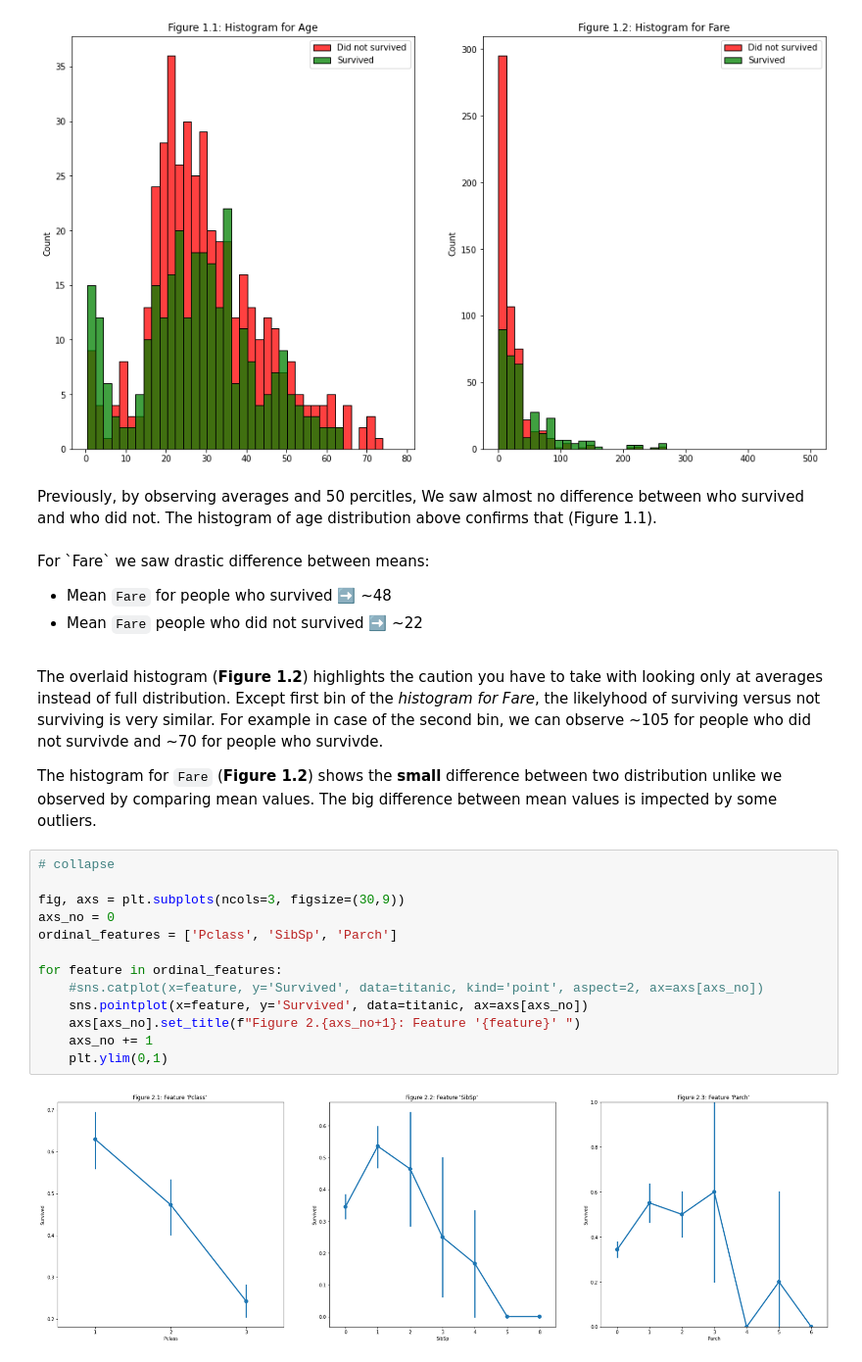
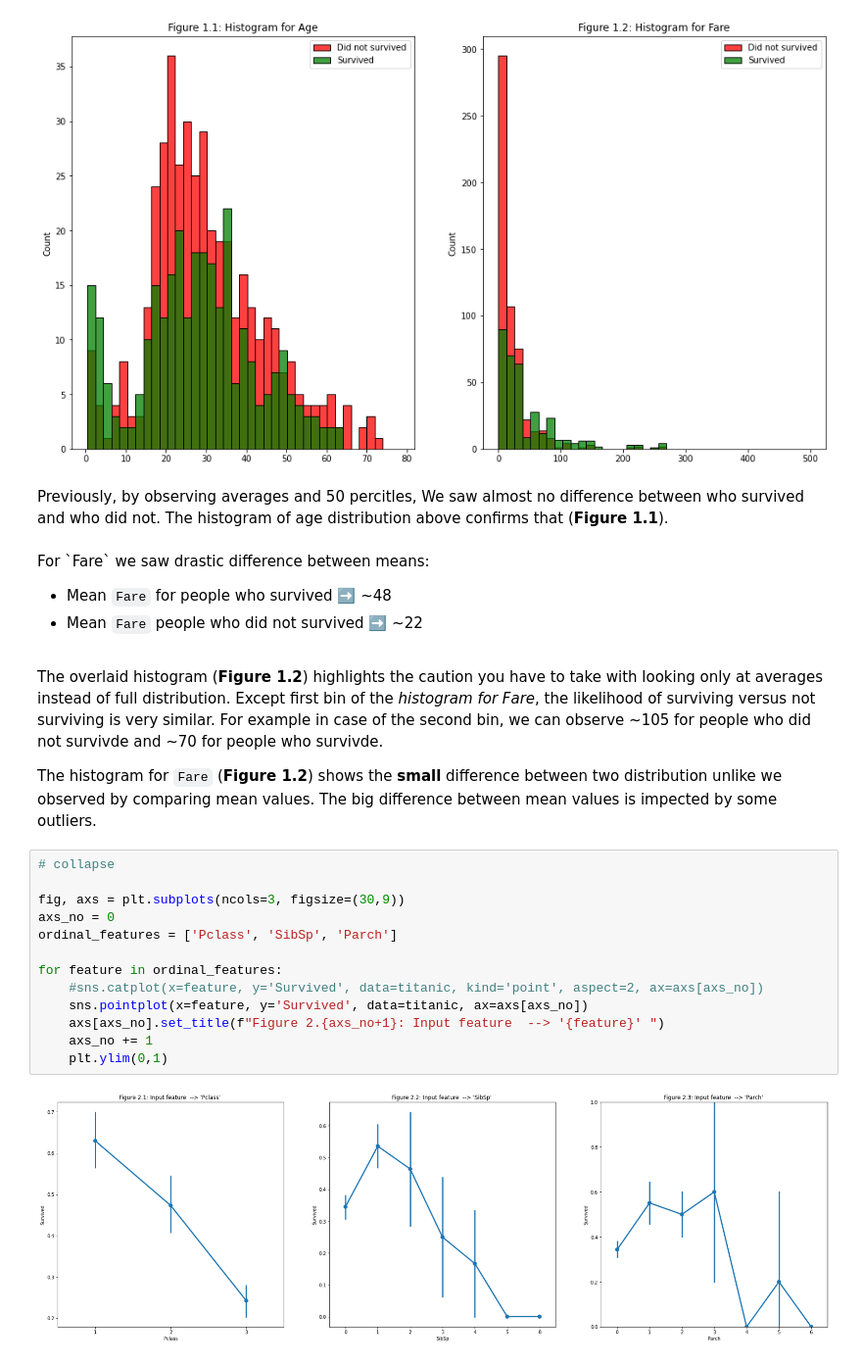
Before and after one commit to pandya6988/my_first_fastpage, a Jupyter notebook: _notebooks/2022-09-11-feature_engineering.ipynb, the cells around one changed output. Shown at 98% size. Saved outputs shown, nothing was run; the diff lists cells and outputs as text.

```diff
--- a/_notebooks/2022-09-11-feature_engineering.ipynb
+++ b/_notebooks/2022-09-11-feature_engineering.ipynb
@@ -215,28 +215,28 @@ for feature in ['Age', 'Fare']:
 # %% [output]
 [figure]
 # %% [markdown]
-Previously, by observing averages and 50 percitles, We saw almost no difference between who survived and who did not. The histogram of age distribution above confirms that (Figure 1.1).
+Previously, by observing averages and 50 percitles, We saw almost no difference between who survived and who did not. The histogram of age distribution above confirms that (<b>Figure 1.1</b>).
 # %% [markdown]
 <p> For `Fare` we saw drastic difference between means:
 
 - Mean `Fare` for people who survived ➡️ ~48
 - Mean `Fare` people who did not survived ➡️ ~22
 # %% [markdown]
-The overlaid histogram (<b>Figure 1.2</b>) highlights the  caution you have to take with looking only at averages instead of full distribution. Except first bin of the <i>histogram for Fare</i>, the likelyhood of surviving versus not surviving is very similar. For example in case of the second bin, we can observe ~105 for people who did not survivde and ~70 for people who survivde.
+The overlaid histogram (<b>Figure 1.2</b>) highlights the  caution you have to take with looking only at averages instead of full distribution. Except first bin of the <i>histogram for Fare</i>, the likelihood of surviving versus not surviving is very similar. For example in case of the second bin, we can observe ~105 for people who did not survivde and ~70 for people who survivde.
 
 The histogram for `Fare` (<b>Figure 1.2</b>) shows the <b>small</b> difference between two distribution unlike we observed by comparing mean values. The big difference between mean values is impected by some outliers.
 # %%
 # collapse
 
 fig, axs = plt.subplots(ncols=3, figsize=(30,9))
 axs_no = 0
 ordinal_features = ['Pclass', 'SibSp', 'Parch']
 
 for feature in ordinal_features:
     #sns.catplot(x=feature, y='Survived', data=titanic, kind='point', aspect=2, ax=axs[axs_no])
     sns.pointplot(x=feature, y='Survived', data=titanic, ax=axs[axs_no])
-    axs[axs_no].set_title(f"Figure 2.{axs_no+1}: Feature '{feature}' ")
+    axs[axs_no].set_title(f"Figure 2.{axs_no+1}: Input feature  --> '{feature}' ")
     axs_no += 1
     plt.ylim(0,1)
 # %% [output]
-[figure, old version]
+[figure, new version]
```
Also changed, not shown: parts of 3 cells of this notebook, 1 other file.
